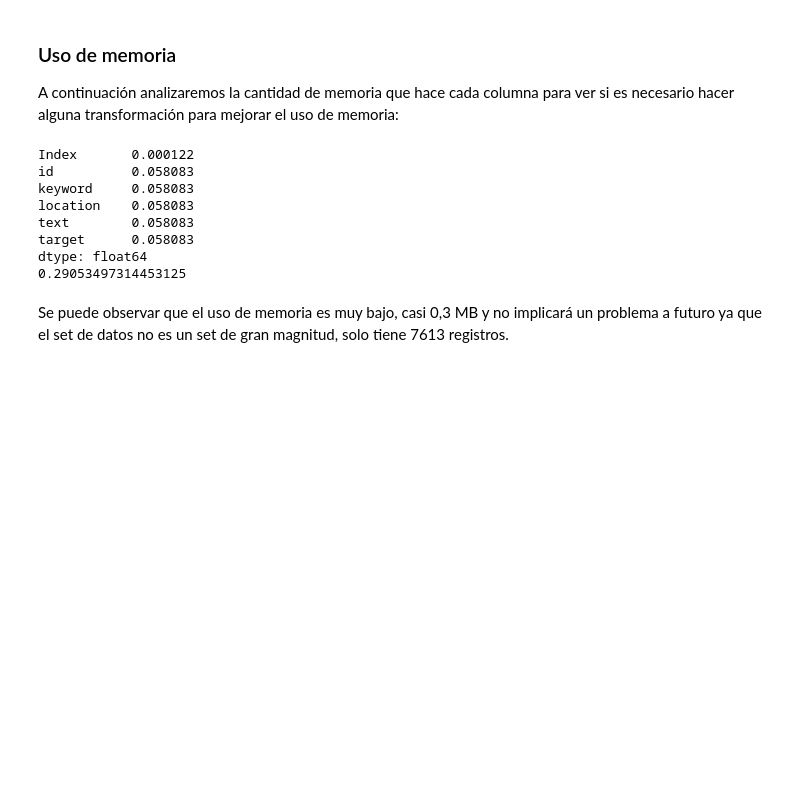
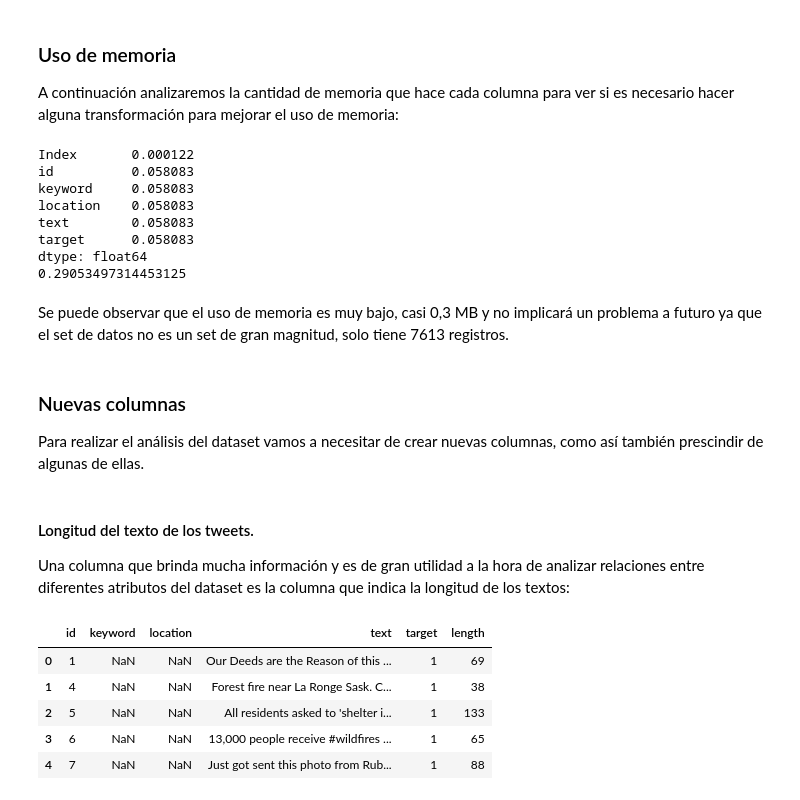
Before and after one commit to GastonMontes/1ro-2020-7506-TP1, a Jupyter notebook: Estructura del set de datos.ipynb, the cells around one changed output. Saved outputs shown, nothing was run; the diff lists cells and outputs as text; code cells hidden in the pictures; blank space fills up the shorter version.

```diff
--- a/Estructura del set de datos.ipynb
+++ b/Estructura del set de datos.ipynb
@@ -265,3 +265,19 @@ dtype: float64
 0.29053497314453125
 # %% [markdown]
 Se puede observar que el uso de memoria es muy bajo, casi 0,3 MB y no implicará un problema a futuro ya que el set de datos no es un set de gran magnitud, solo tiene 7613 registros.
+# %% [markdown]
+### Nuevas columnas
+Para realizar el análisis del dataset vamos a necesitar de crear nuevas columnas, como así también prescindir de algunas de ellas.
+# %% [markdown]
+#### Longitud del texto de los tweets.
+Una columna que brinda mucha información y es de gran utilidad a la hora de analizar relaciones entre diferentes atributos del dataset es la columna que indica la longitud de los textos:
+# %%
+tweets['length'] = tweets['text'].str.len()
+tweets.head()
+# %% [output]
+|  | id | keyword | location | text | target | length |
+| 0 | 1 | NaN | NaN | Our Deeds are the Reason of this ... | 1 | 69 |
+| 1 | 4 | NaN | NaN | Forest fire near La Ronge Sask. C... | 1 | 38 |
+| 2 | 5 | NaN | NaN | All residents asked to 'shelter i... | 1 | 133 |
+| 3 | 6 | NaN | NaN | 13,000 people receive #wildfires ... | 1 | 65 |
+| 4 | 7 | NaN | NaN | Just got sent this photo from Rub... | 1 | 88 |
```
Also changed, not shown: parts of 9 cells of this notebook.
